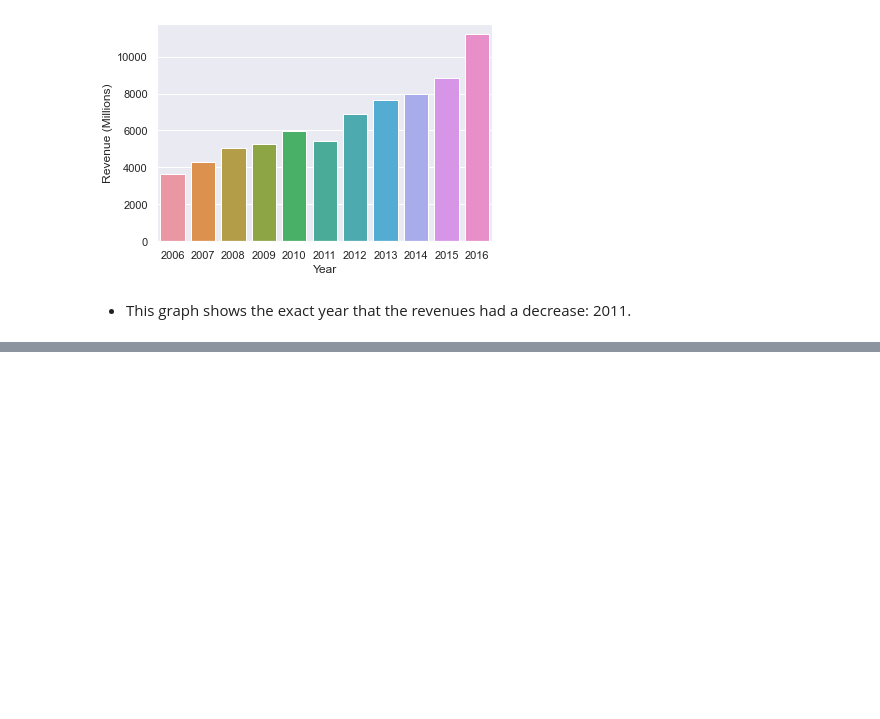
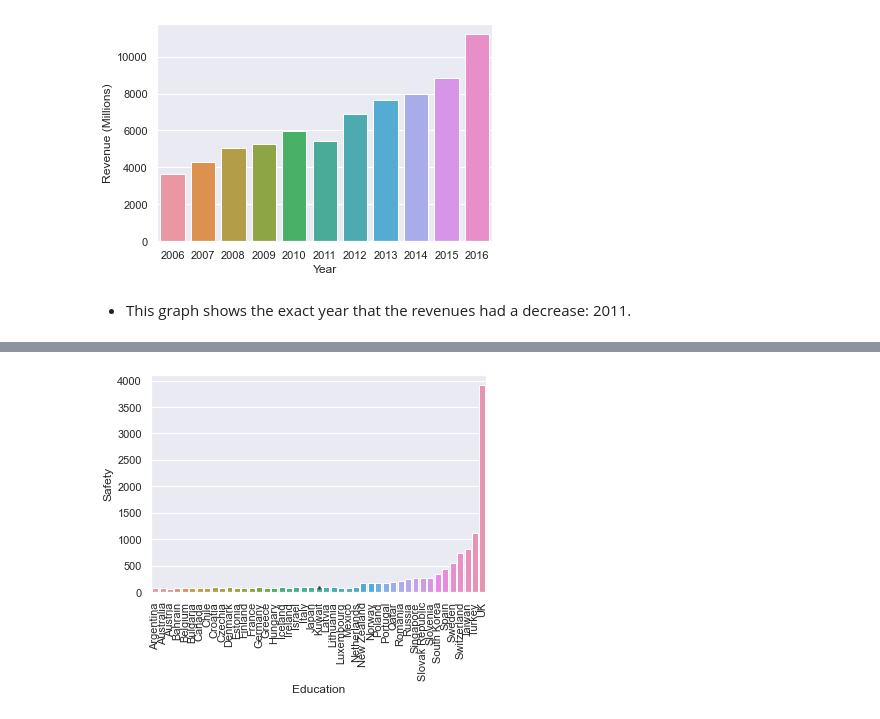
Before and after one commit to ilealm/data-visualization, a Jupyter notebook: data_visualization.ipynb, the cells around one changed output, grey strips where cells are left out. Drawn from its saved outputs; the diff is of its cells as text; code cells hidden in the pictures; blank space fills up the shorter version.

```diff
--- a/data_visualization.ipynb
+++ b/data_visualization.ipynb
@@ -106,0 +244,11 @@ graph =sns.barplot(x="Year", y="Revenue (Millions)", data=revenue_by_year)
+# %%
+from calendar import month_abbr
+contries= housing_education['Country']
+g=sns.barplot(x="Education",y="Safety", data=housing_education)
+
+g.set_xticklabels(labels=contries, rotation=90)
+
+
+print()
+# %% [output]
+[figure, added]
```
Also changed, not shown: parts of 21 cells of this notebook.
